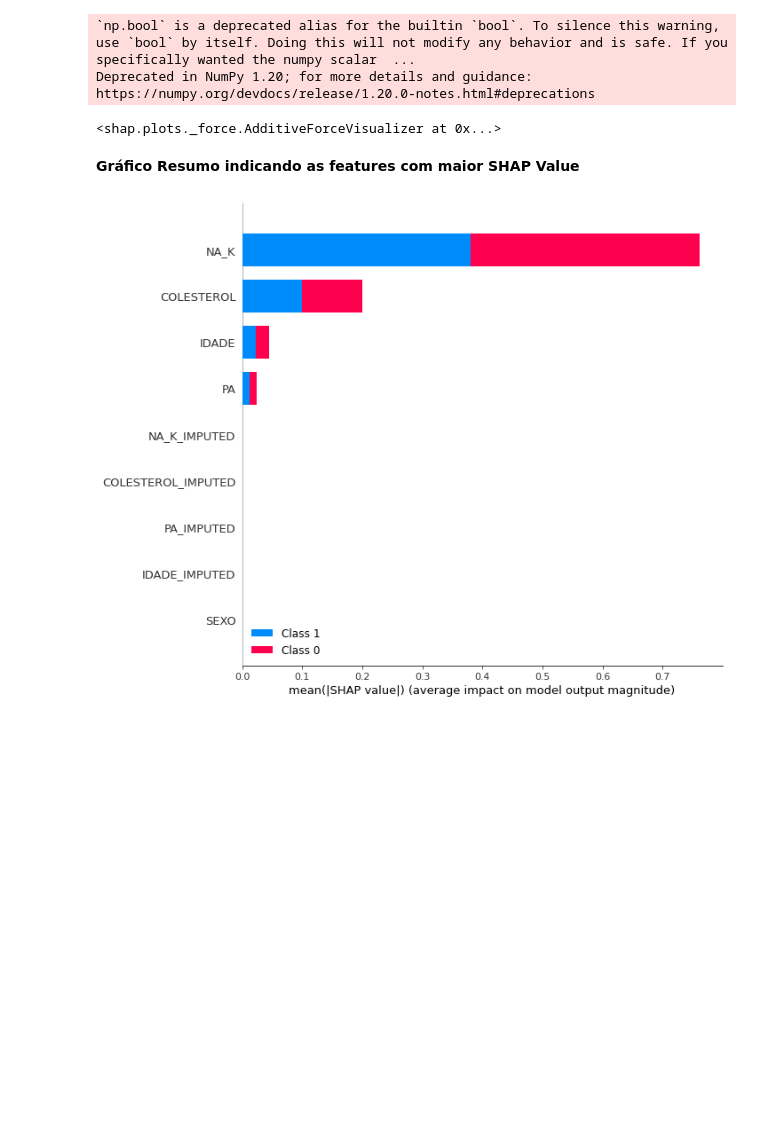
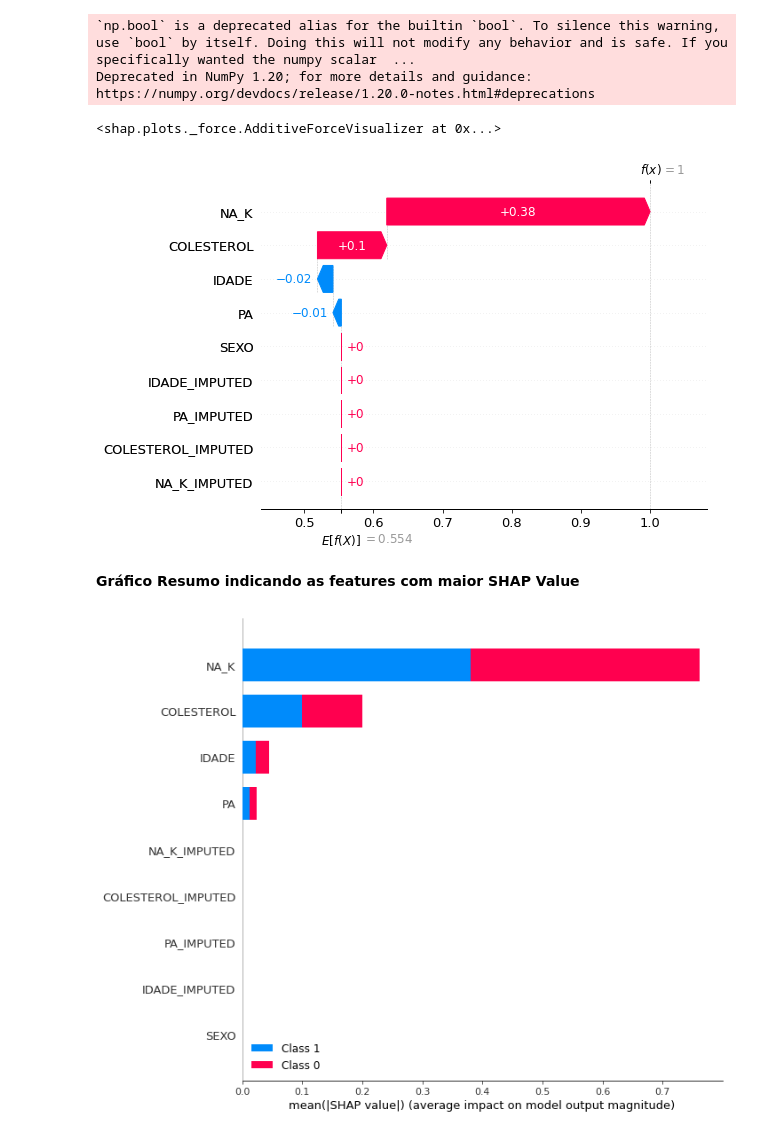
Before and after one commit to inf032/introducaoML, a Jupyter notebook: Farm05.Avaliacao_Preditores.ipynb, the cells around one changed output. Drawn from its saved outputs; the diff is of its cells as text; code cells hidden in the pictures; blank space fills up the shorter version.

```diff
--- a/Farm05.Avaliacao_Preditores.ipynb
+++ b/Farm05.Avaliacao_Preditores.ipynb
@@ -306,6 +306,11 @@ shap.force_plot(explainer.expected_value[predicao_valor], shap_values[predicao_v
 `np.bool` is a deprecated alias for the builtin `bool`. To silence this warning, use `bool` by itself. Doing this will not modify any behavior and is safe. If you specifically wanted the numpy scalar  ...
 Deprecated in NumPy 1.20; for more details and guidance: https://numpy.org/devdocs/release/1.20.0-notes.html#deprecations
 <shap.plots._force.AdditiveForceVisualizer at 0x...>
+# %%
+shap.plots._waterfall.waterfall_legacy(expected_value=explainer.expected_value[predicao_valor],
+                                       shap_values=shap_values[predicao_valor][0,:], show=True, feature_names=feature_list)
+# %% [output]
+[figure, added]
 # %% [markdown]
 **Gráfico Resumo indicando as features com maior SHAP Value**
 # %%
```
Also changed, not shown: parts of 6 cells of this notebook.
